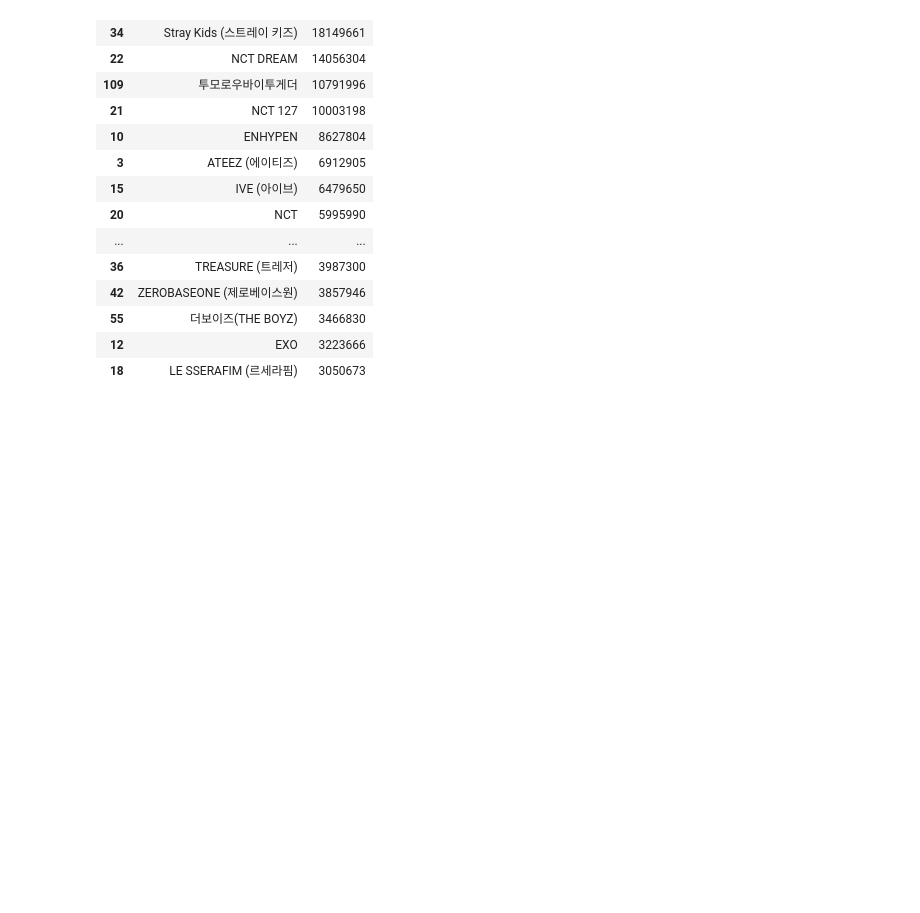
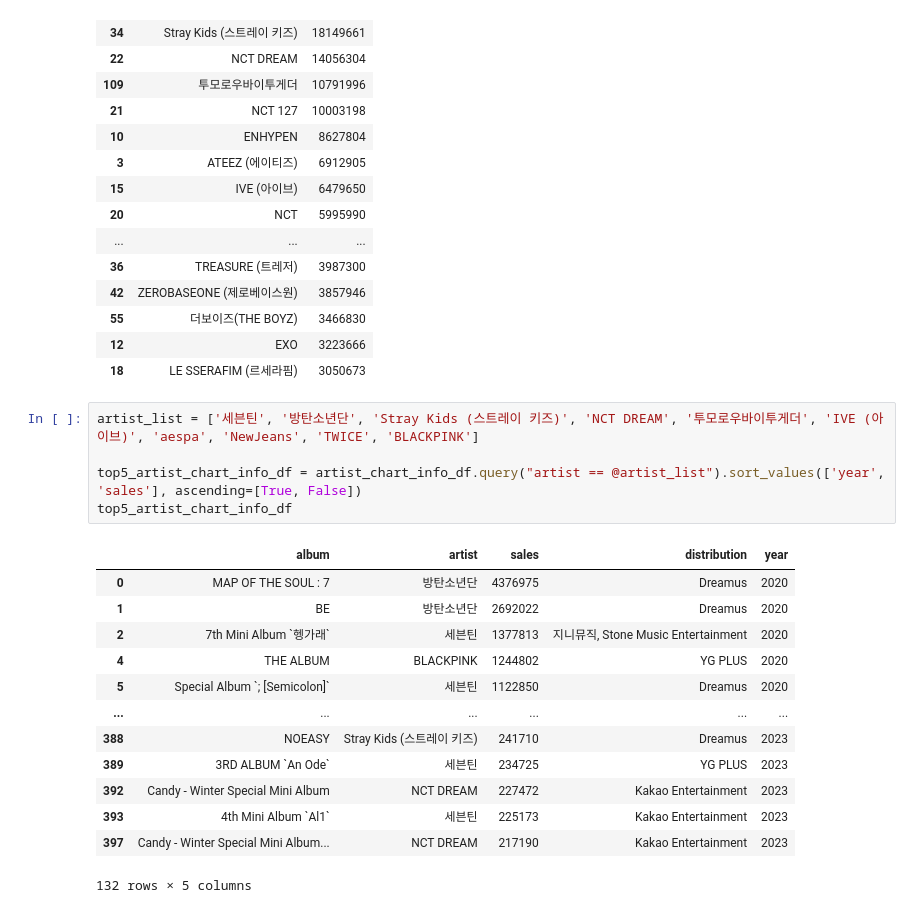
Before and after one commit to lucio-karin0506/Artist_Trend_Analysis, a Jupyter notebook: eda/google_trend_eda.ipynb, the cells around one changed output. Saved outputs shown, nothing was run; the diff lists cells and outputs as text; blank space fills up the shorter version.

```diff
--- a/eda/google_trend_eda.ipynb
+++ b/eda/google_trend_eda.ipynb
@@ -53,3 +64,22 @@ artist_album_sales_df.sort_values('sales', ascending=False).head(20)
 | 55 | 더보이즈(THE BOYZ) | 3466830 |
 | 12 | EXO | 3223666 |
 | 18 | LE SSERAFIM (르세라핌) | 3050673 |
+# %%
+artist_list = ['세븐틴', '방탄소년단', 'Stray Kids (스트레이 키즈)', 'NCT DREAM', '투모로우바이투게더', 'IVE (아이브)', 'aespa', 'NewJeans', 'TWICE', 'BLACKPINK']
+
+top5_artist_chart_info_df = artist_chart_info_df.query("artist == @artist_list").sort_values(['year', 'sales'], ascending=[True, False])
+top5_artist_chart_info_df
+# %% [output]
+|  | album | artist | sales | distribution | year |
+| 0 | MAP OF THE SOUL : 7 | 방탄소년단 | 4376975 | Dreamus | 2020 |
+| 1 | BE | 방탄소년단 | 2692022 | Dreamus | 2020 |
+| 2 | 7th Mini Album `헹가래` | 세븐틴 | 1377813 | 지니뮤직, Stone Music Entertainment | 2020 |
+| 4 | THE ALBUM | BLACKPINK | 1244802 | YG PLUS | 2020 |
+| 5 | Special Album `; [Semicolon]` | 세븐틴 | 1122850 | Dreamus | 2020 |
+| ... | ... | ... | ... | ... | ... |
+| 388 | NOEASY | Stray Kids (스트레이 키즈) | 241710 | Dreamus | 2023 |
+| 389 | 3RD ALBUM `An Ode` | 세븐틴 | 234725 | YG PLUS | 2023 |
+| 392 | Candy - Winter Special Mini Album | NCT DREAM | 227472 | Kakao Entertainment | 2023 |
+| 393 | 4th Mini Album `Al1` | 세븐틴 | 225173 | Kakao Entertainment | 2023 |
+| 397 | Candy - Winter Special Mini Album... | NCT DREAM | 217190 | Kakao Entertainment | 2023 |
+132 rows × 5 columns
```
Also changed, not shown: parts of 10 cells of this notebook.
